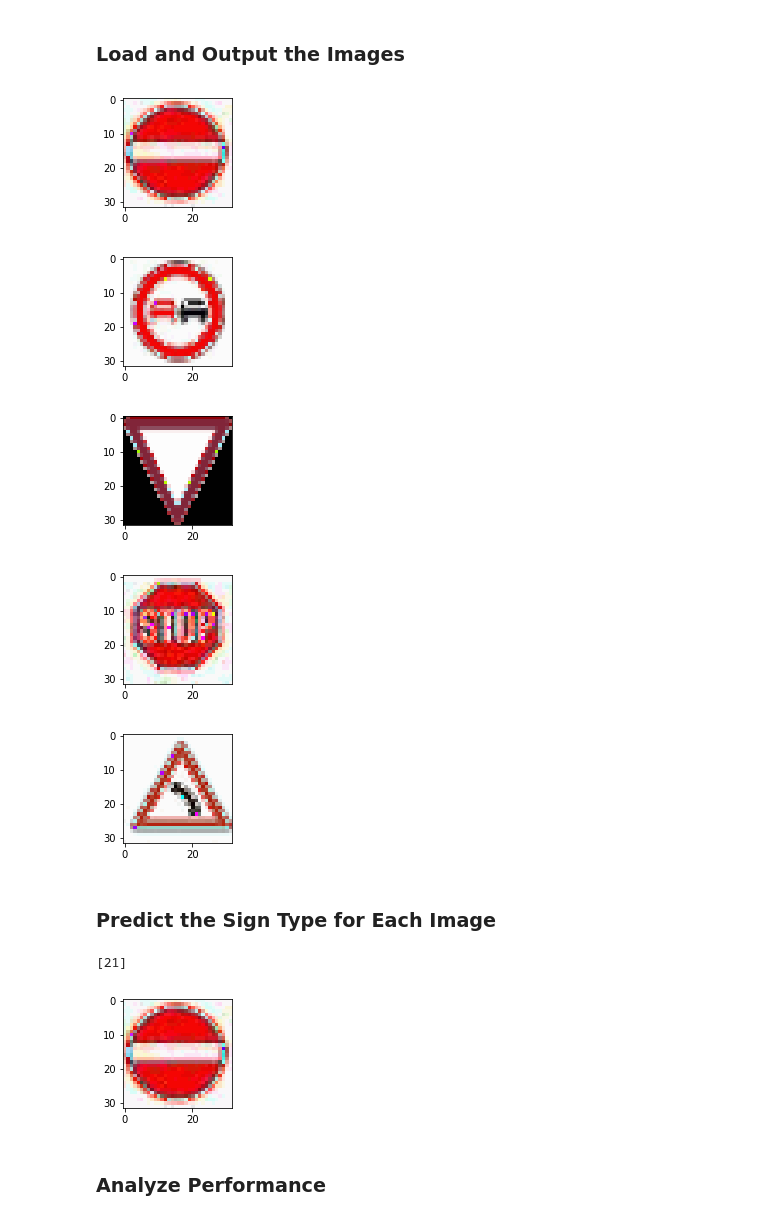
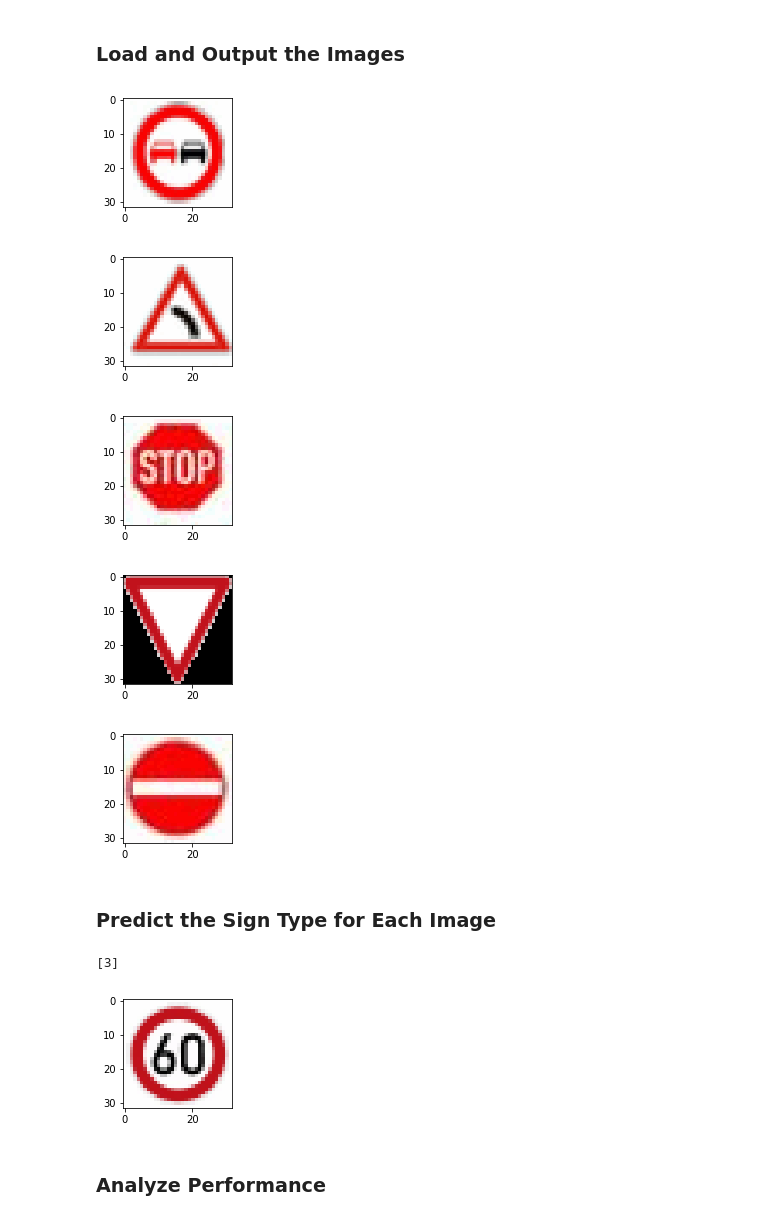
Before and after one commit to shanghaijo/CarND-Traffic-Sign-Classifier-Grading, a Jupyter notebook: Traffic_Sign_Classifier-For grading.ipynb, the cells around one changed output. Cells and saved outputs as stored; diff of their text form; code cells hidden in the pictures.

```diff
--- a/Traffic_Sign_Classifier-For grading.ipynb
+++ b/Traffic_Sign_Classifier-For grading.ipynb
@@ -354,58 +362,57 @@ You may find `signnames.csv` useful as it contains mappings from the class id (i
 # %%
 ### Load the images and plot them here.
 ### Feel free to use as many code cells as needed.
 def im_to_arr(image):
     im = Image.open(image).convert('RGB')
     return normalize((np.array(im, np.float32)))
 
 X_real = np.zeros((5,32,32,3), np.float32)
 #print(X_real.shape)
+images_dict = {noway : '60.png', \
+               nopassing : 'nopassing.png', \
+               yieldsign : 'yield.png', \
+               stop : 'stop.png', \
+               danger_left : 'danger_left.png' \
+              }
 
-noway = 'noway.png'
-nopassing = 'nopassing.png'
-yieldsign = 'yield.png'
-stop = 'stop.png'
-danger_left = 'danger_left.png'
-
-X_real[0] = im_to_arr(noway)
-X_real[1] = im_to_arr(nopassing)
-X_real[2] = im_to_arr(yieldsign)
-X_real[3] = im_to_arr(stop)
-X_real[4] = im_to_arr(danger_left)
+X_real[0] = im_to_arr(images_dict[noway])
+X_real[1] = im_to_arr(images_dict[nopassing])
+X_real[2] = im_to_arr(images_dict[yieldsign])
+X_real[3] = im_to_arr(images_dict[stop])
+X_real[4] = im_to_arr(images_dict[danger_left])
 
 
-for item in X_real:
+for item in images_dict:
     plt.figure(figsize=(2,2))
-    plt.imshow(item)
+    plt.imshow(Image.open(item).convert('RGB'))
 # %% [output]
-[figure, old version]
+[figure, new version]
-[figure, old version]
+[figure, new version]
-[figure, old version]
+[figure, new version]
-[figure, old version]
+[figure, new version]
-[figure, old version]
+[figure, new version]
 # %% [markdown]
 ### Predict the Sign Type for Each Image
 # %%
 ### Run the predictions here and use the model to output the prediction for each image.
 ### Make sure to pre-process the images with the same pre-processing pipeline used earlier.
 ### Feel free to use as many code cells as needed.
+X_realone = np.zeros((1,32,32,3), np.float32)
+X_realone[0] = X_real[0] #im_to_arr(noway)
 
-X_realone = np.zeros((1,32,32,3), np.float32)
-X_realone[0] = im_to_arr(noway)
 plt.figure(figsize=(2,2))
-plt.imshow(X_realone[0])
+plt.imshow(Image.open(images_dict[noway]).convert('RGB'))
+#plt.imshow(X_realone[0])
 
-x_pred = tf.placeholder(tf.float32, (None, 32, 32, 3))
-result, dummy = LeNet(x_pred)
-resultat = tf.argmax(result, 1)
+pred = tf.argmax(logits, 1)
 with tf.Session() as sess:
-    sess.run(tf.global_variables_initializer())
     saver.restore(sess, tf.train.latest_checkpoint('.'))
-    getit = sess.run(resultat, feed_dict = {x_pred : X_realone})
-print(getit)
+    print(pred.eval(feed_dict={x: X_realone}))
+
+### Output expected: 3 for speed limit 60km/h
 # %% [output]
-[21]
+[3]
-[figure, old version]
+[figure, new version]
 # %% [markdown]
 ### Analyze Performance
 # %%
```
Also changed, not shown: parts of 8 cells of this notebook.
